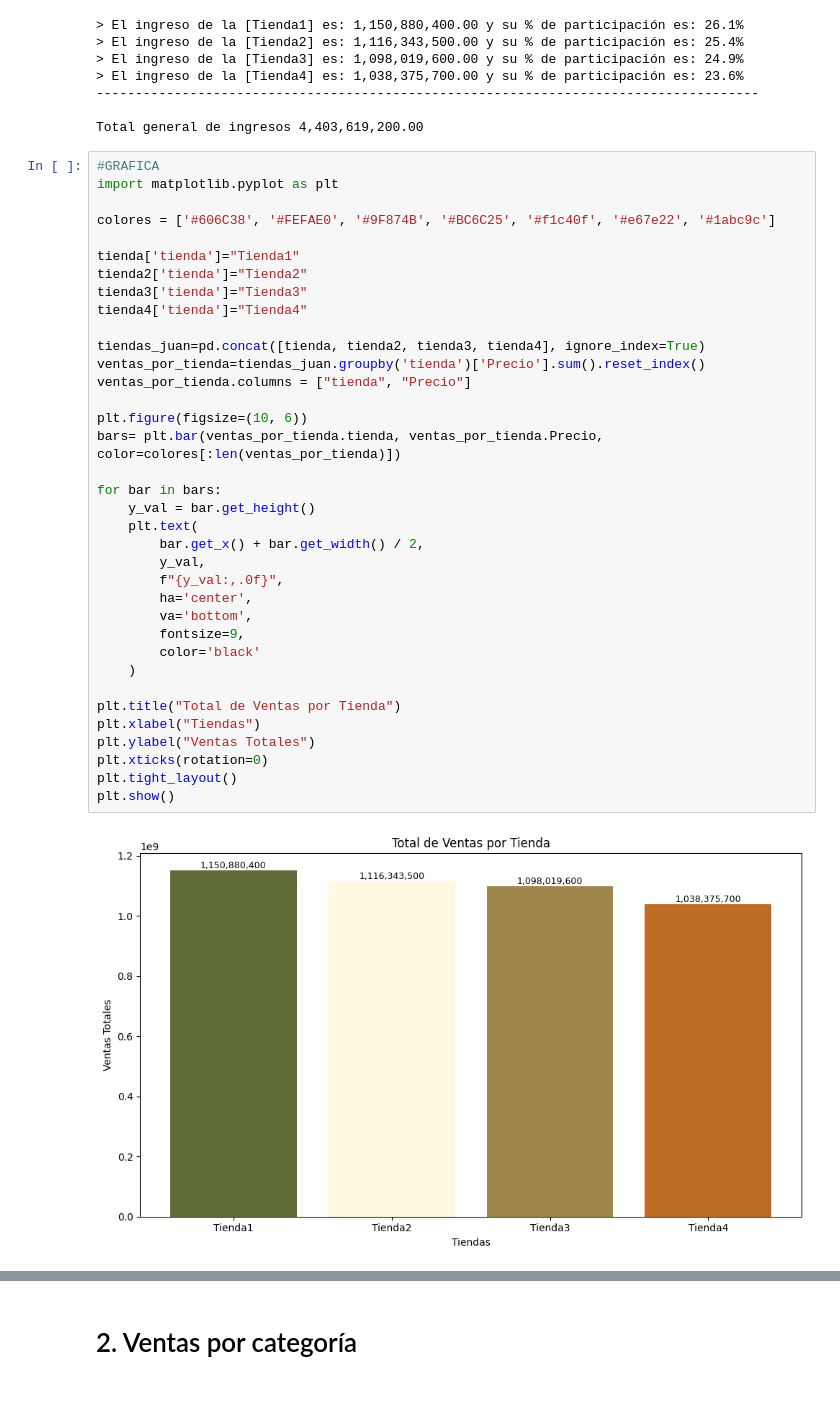
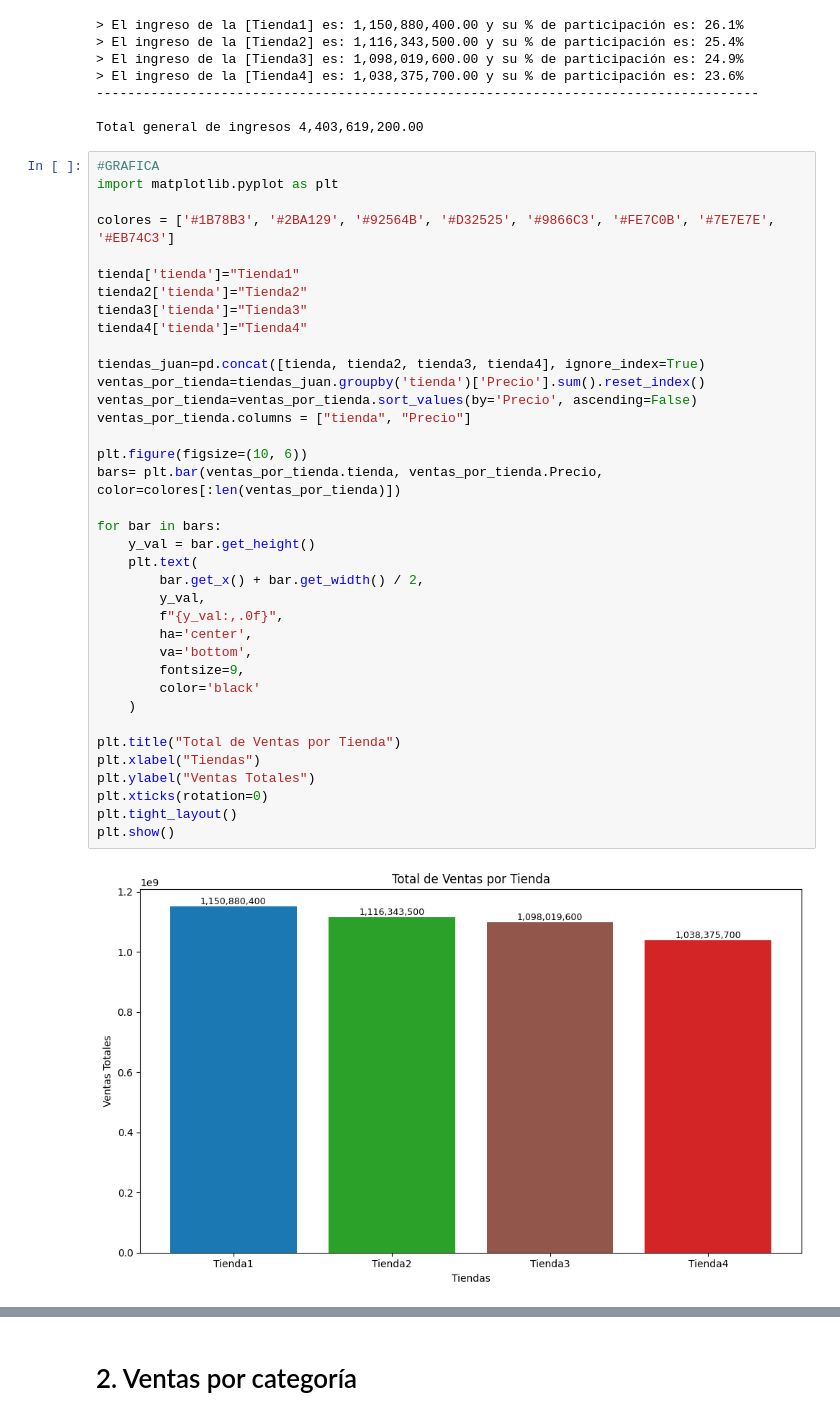
Before and after one commit to MyAppsTest/AnalisisTiendasDonJuan, a Jupyter notebook: AluraStoreLatam.ipynb, the cells around one changed output, grey strips where cells are left out. Saved outputs shown, nothing was run; the diff lists cells and outputs as text.

```diff
--- a/AluraStoreLatam.ipynb
+++ b/AluraStoreLatam.ipynb
@@ -60,37 +60,38 @@ Total general de ingresos 4,403,619,200.00
 #GRAFICA
 import matplotlib.pyplot as plt
 
-colores = ['#606C38', '#FEFAE0', '#9F874B', '#BC6C25', '#f1c40f', '#e67e22', '#1abc9c']
+colores = ['#1B78B3', '#2BA129', '#92564B', '#D32525', '#9866C3', '#FE7C0B', '#7E7E7E', '#EB74C3']
 
 tienda['tienda']="Tienda1"
 tienda2['tienda']="Tienda2"
 tienda3['tienda']="Tienda3"
 tienda4['tienda']="Tienda4"
 
 tiendas_juan=pd.concat([tienda, tienda2, tienda3, tienda4], ignore_index=True)
 ventas_por_tienda=tiendas_juan.groupby('tienda')['Precio'].sum().reset_index()
+ventas_por_tienda=ventas_por_tienda.sort_values(by='Precio', ascending=False)
 ventas_por_tienda.columns = ["tienda", "Precio"]
 
 plt.figure(figsize=(10, 6))
 bars= plt.bar(ventas_por_tienda.tienda, ventas_por_tienda.Precio, color=colores[:len(ventas_por_tienda)])
 
 for bar in bars:
     y_val = bar.get_height()
     plt.text(
         bar.get_x() + bar.get_width() / 2,
         y_val,
         f"{y_val:,.0f}",
         ha='center',
         va='bottom',
         fontsize=9,
         color='black'
     )
 
 plt.title("Total de Ventas por Tienda")
 plt.xlabel("Tiendas")
 plt.ylabel("Ventas Totales")
 plt.xticks(rotation=0)
 plt.tight_layout()
 plt.show()
 # %% [output]
-[figure, old version]
+[figure, new version]
```
Also changed, not shown: parts of 3 cells of this notebook.
